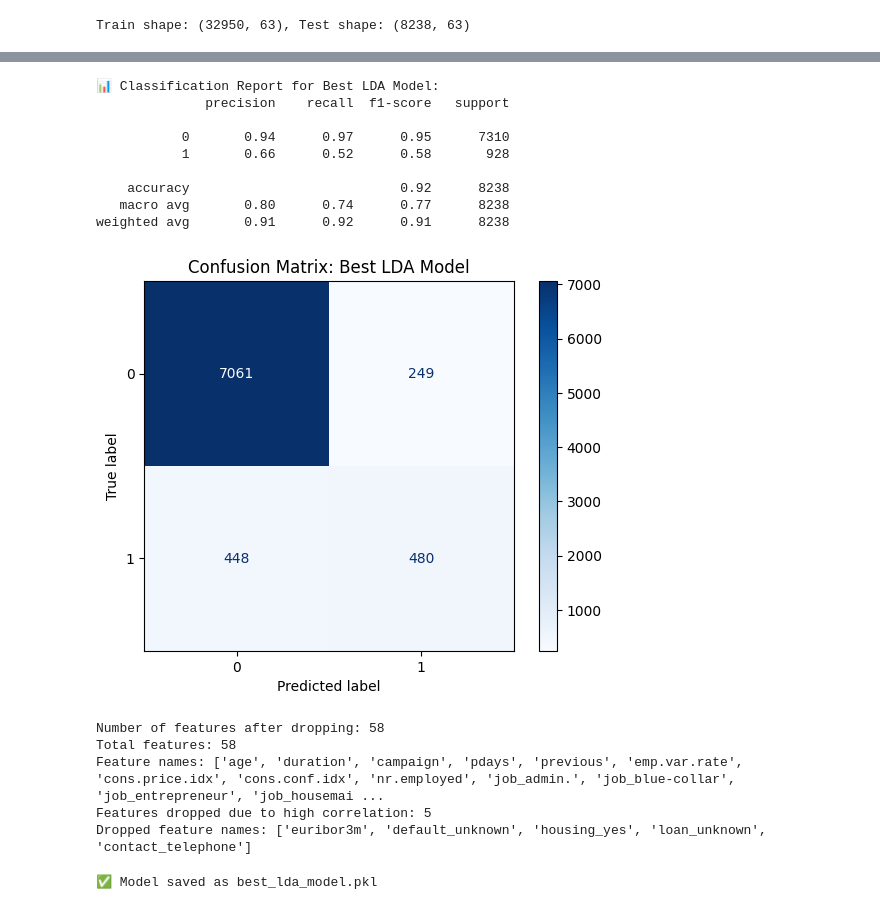
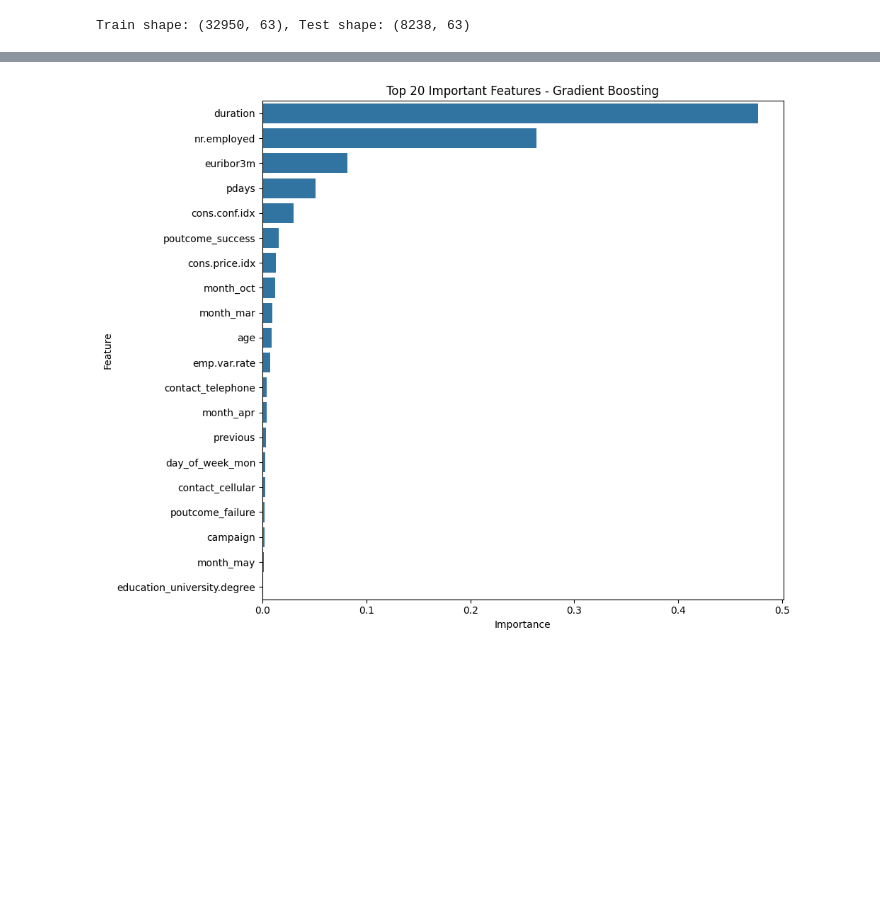
Before and after one commit to Nimakalhori/-bank-marketing-classification, a Jupyter notebook: notebooks/03_feature_selection_and_tuning.ipynb, the cells around one changed output, grey strips where cells are left out. Cells and saved outputs as stored; diff of their text form; code cells hidden in the pictures; blank space fills up the shorter version.

Commit message:
feat: feature selection using Gradient Boosting and save reduced model

```diff
--- a/notebooks/03_feature_selection_and_tuning.ipynb
+++ b/notebooks/03_feature_selection_and_tuning.ipynb
@@ -88,50 +27,26 @@ Best parameters found by GridSearchCV:
-# %%
-# Use the best model from GridSearchCV
-best_lda = grid_search.best_estimator_
-
-# Predict on the test set
-y_pred = best_lda.predict(X_test)
-
-# Print classification report
-print("📊 Classification Report for Best LDA Model:")
-print(classification_report(y_test, y_pred))
-
-# Generate and display confusion matrix
-cm = confusion_matrix(y_test, y_pred)
-disp = ConfusionMatrixDisplay(confusion_matrix=cm, display_labels=best_lda.classes_)
-
-disp.plot(cmap=plt.cm.Blues)
-plt.title("Confusion Matrix: Best LDA Model")
-plt.grid(False)
-plt.show()
-# %% [output]
-📊 Classification Report for Best LDA Model:
-              precision    recall  f1-score   support
-
-           0       0.94      0.97      0.95      7310
-           1       0.66      0.52      0.58       928
-
-    accuracy                           0.92      8238
-   macro avg       0.80      0.74      0.77      8238
-weighted avg       0.91      0.92      0.91      8238
-[figure, removed]
-# %%
-print(f"Number of features after dropping: {X_train.shape[1]}")
-features = X_train.columns.tolist()
-print(f"Total features: {len(features)}")
-print("Feature names:", features)
-print(f"Features dropped due to high correlation: {len(to_drop)}")
-print("Dropped feature names:", to_drop)
-# %% [output]
-Number of features after dropping: 58
-Total features: 58
-Feature names: ['age', 'duration', 'campaign', 'pdays', 'previous', 'emp.var.rate', 'cons.price.idx', 'cons.conf.idx', 'nr.employed', 'job_admin.', 'job_blue-collar', 'job_entrepreneur', 'job_housemai ...
-Features dropped due to high correlation: 5
-Dropped feature names: ['euribor3m', 'default_unknown', 'housing_yes', 'loan_unknown', 'contact_telephone']
-# %%
-# Save the best LDA model
-joblib.dump(best_lda, "best_lda_model.pkl")
-
-print("✅ Model saved as best_lda_model.pkl")
-# %% [output]
-✅ Model saved as best_lda_model.pkl
+# %%
+# Load the best model (Gradient Boosting from notebook 2)
+model = joblib.load('best_model_gradient_boosting.pkl')
+
+# Extract feature importances directly from the trained Gradient Boosting model
+importances = model.feature_importances_
+feature_names = X.columns
+
+# Create a DataFrame to organize and sort features by importance
+importance_df = pd.DataFrame({
+    'Feature': feature_names,
+    'Importance': importances
+}).sort_values(by='Importance', ascending=False)
+
+# Print selected features
+#selected_features = X_train.columns[rfe.support_]
+#print(f"Selected features after RFE: {selected_features}")
+# %%
+# Plot the top 20 most important features based on their calculated importance scores
+plt.figure(figsize=(10, 8))
+sns.barplot(data=importance_df.head(20), x='Importance', y='Feature')
+plt.title('Top 20 Important Features - Gradient Boosting')
+plt.tight_layout()
+plt.show()
+# %% [output]
+[figure, added]
```
Also changed, not shown: parts of 10 cells of this notebook, 1 other file.
